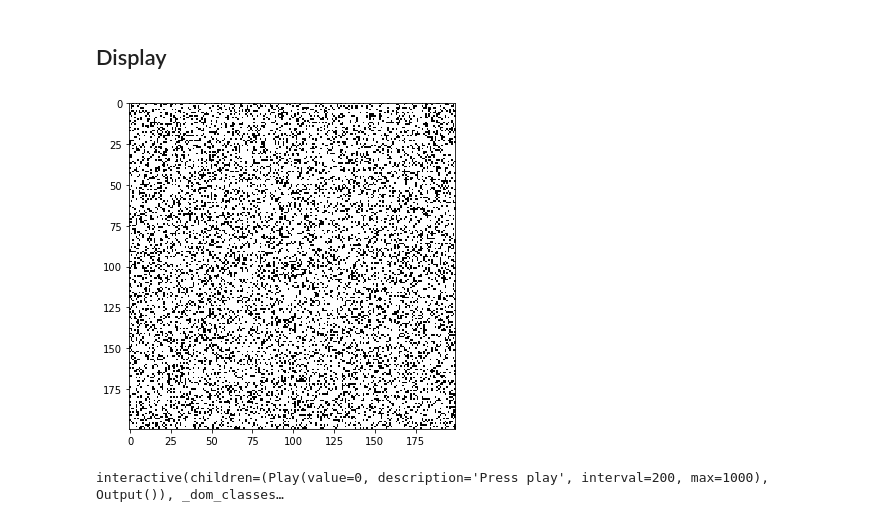
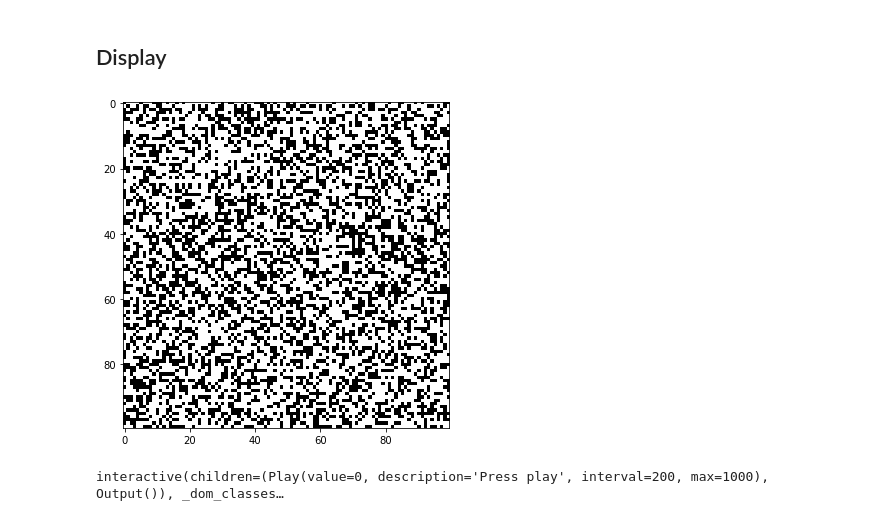
Before and after one commit to TheoLvs/abio, a Jupyter notebook: notebooks/20201003 - Experiments on 2D cellular automata with Pytorch.ipynb, the cells around one changed output. Saved outputs shown, nothing was run; the diff lists cells and outputs as text; code cells hidden in the pictures.

```diff
--- a/notebooks/20201003 - Experiments on 2D cellular automata with Pytorch.ipynb
+++ b/notebooks/20201003 - Experiments on 2D cellular automata with Pytorch.ipynb
@@ -130,18 +130,18 @@ array([[0., 0., 0., 0., 0.],
 # %% [markdown]
 ## Display
 # %%
-size = 200
-n = 10000
+size = 100
+n = 5000
 
 state = torch.zeros(size,size)
 state[np.random.randint(0,size,size = (2,n))] = 1
 state = state[None,None,:,:]
 
 plt.figure(figsize = (6,6))
 plt.imshow(convert_rgb(torch.squeeze(state).numpy()))
 plt.show()
 # %% [output]
-[figure, old version]
+[figure, new version]
 # %%
 def make_game_of_life(state,n):
 
```
Also changed, not shown: parts of 13 cells of this notebook, 7 other files.
